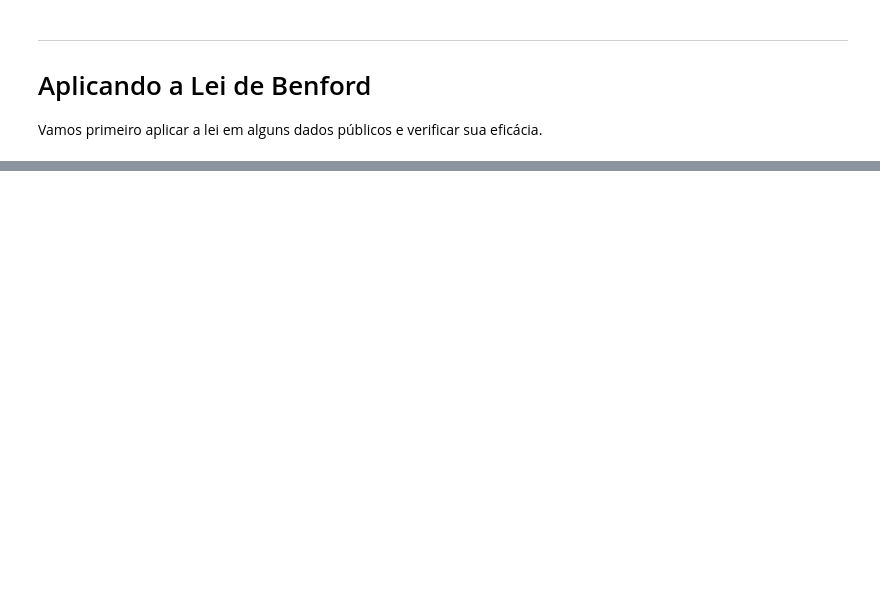
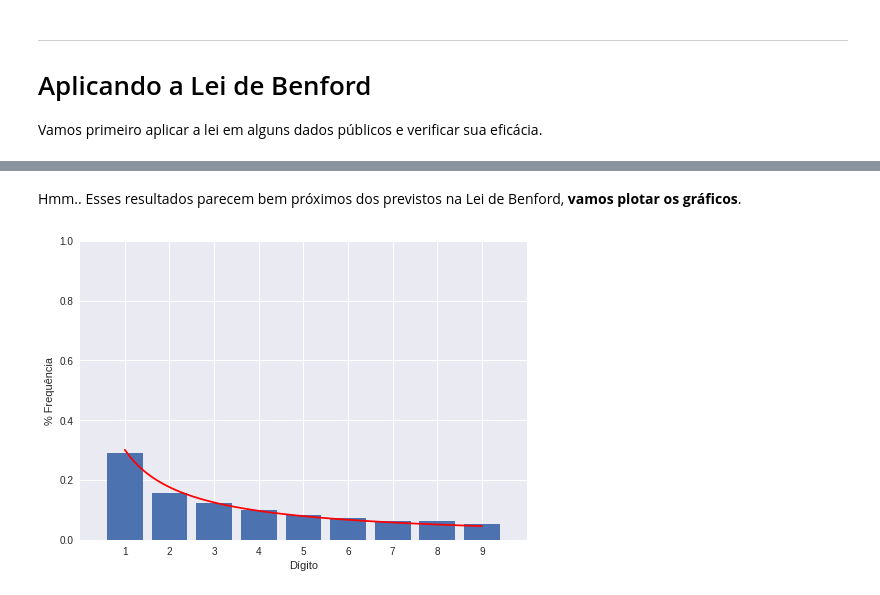
Before and after one commit to Fernandohf/Benford-s-Law, a Jupyter notebook: Lei de Bendford.ipynb, the cells around one changed output, grey strips where cells are left out. Saved outputs shown, nothing was run; the diff lists cells and outputs as text; code cells hidden in the pictures; blank space fills up the shorter version.

```diff
--- a/Lei de Bendford.ipynb
+++ b/Lei de Bendford.ipynb
@@ -49,0 +106,12 @@ FileNotFoundError: ignored
+# %%
+# Filtra os dados
+eleitores = eleitores[["Município", "Quantidade"]]
+eleitores = eleitores.dropna(axis=0)
+
+# Remove os pontos nos valores numéricos
+eleitores["Quantidade"] = eleitores.Quantidade.apply(lambda x: x.replace(".",""))
+
+# Após a limpeza
+print(eleitores.info())
+print("Total de Eleitores: " + str(eleitores.Quantidade.astype('float64').sum()))
+print(eleitores.head(20))
@@ -49,0 +181,25 @@ FileNotFoundError: ignored
+# %% [markdown]
+Hmm.. Esses resultados parecem bem próximos dos previstos na Lei de Benford, **vamos plotar os gráficos**.
+# %%
+import matplotlib.pyplot as plt
+import numpy as np
+
+# Plot dos valores observados
+x_o = first_digit_freq.index.values.astype(int)
+y_o = first_digit_freq["Porcentagem"].values
+plt.bar(x_o, y_o, label="Valores observados")
+
+# Plot da Lei de Bendford
+x = np.linspace(1, 9, 100)
+y = np.log10(1 + (1/x))
+plt.plot(x, y, label = "Lei de Benford", c='r')
+
+ax = plt.gca()
+ax.set_xlabel("Dígito")
+ax.set_ylabel("% Frequência")
+ax.set_xticks(x_o)
+ax.set_ylim((0, 1))
+ax.set_xlim((0, 10))
+plt.show()
+# %% [output]
+[figure, added]
```
Also changed, not shown: parts of 13 cells of this notebook, 2 other files.
